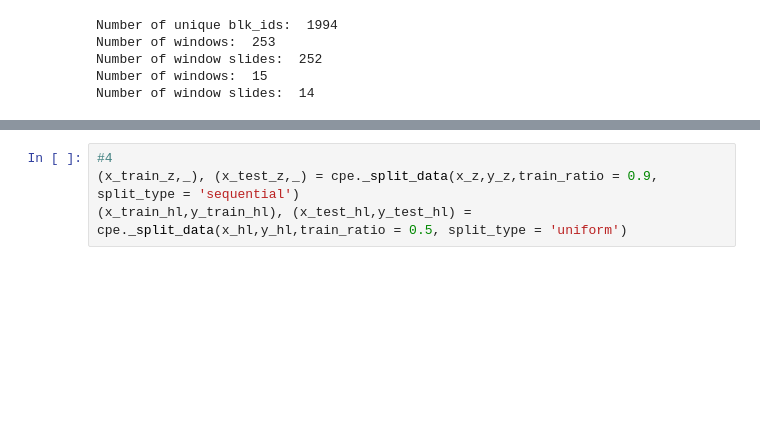
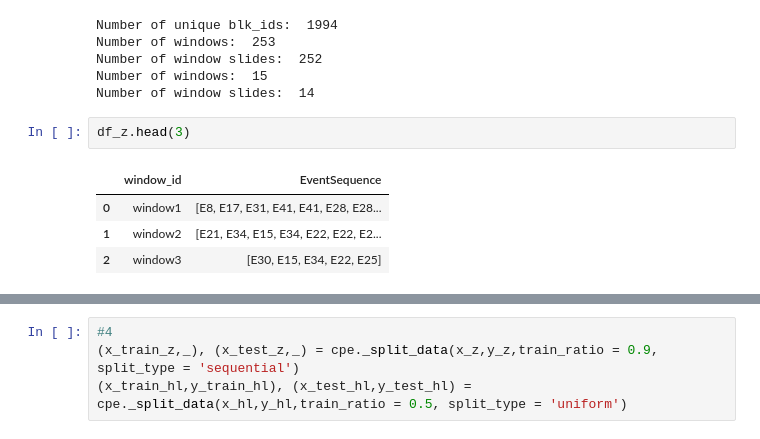
Before and after one commit to jadoonengr/Anomaly_Detection, a Jupyter notebook: Example.ipynb, the cells around one changed output, grey strips where cells are left out. Saved outputs shown, nothing was run; the diff lists cells and outputs as text; blank space fills up the shorter version.

```diff
--- a/Example.ipynb
+++ b/Example.ipynb
@@ -40,3 +40,10 @@ Number of windows:  253
 Number of window slides:  252
 Number of windows:  15
 Number of window slides:  14
+# %%
+df_z.head(3)
+# %% [output]
+|  | window_id | EventSequence |
+| 0 | window1 | [E8, E17, E31, E41, E41, E28, E28... |
+| 1 | window2 | [E21, E34, E15, E34, E22, E22, E2... |
+| 2 | window3 | [E30, E15, E34, E22, E25] |
```
Also changed, not shown: parts of 13 cells of this notebook, 3 other files.
